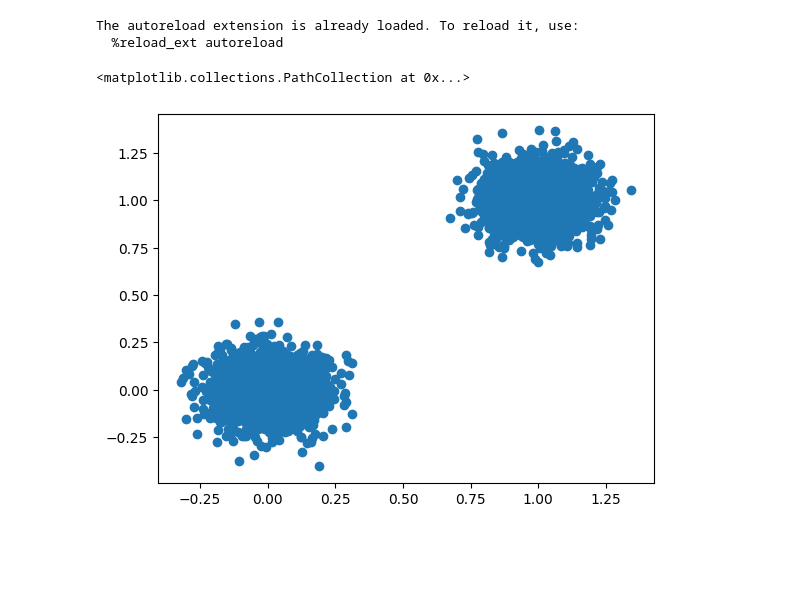
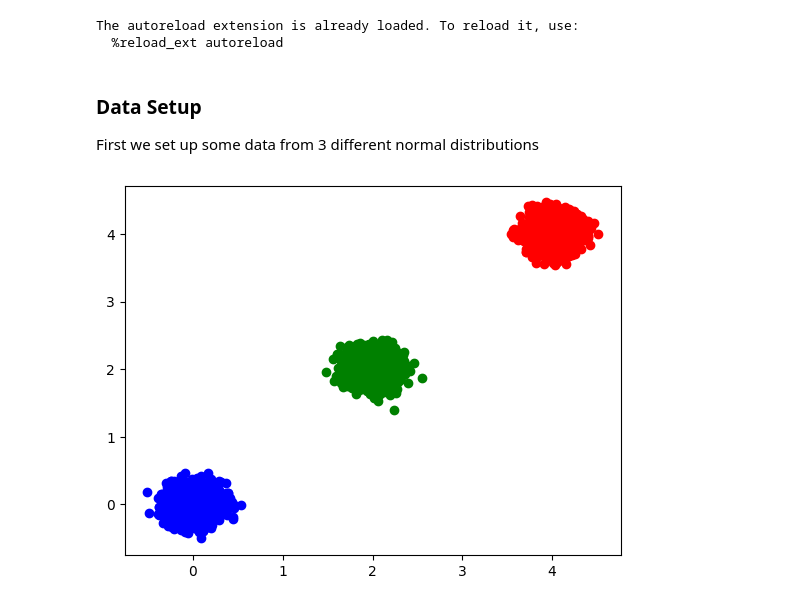
Before and after one commit to theislab/moscot_notebooks, a Jupyter notebook: examples/solvers/500_genot_linear.ipynb, the cells around one changed output. Saved outputs shown, nothing was run; the diff lists cells and outputs as text; code cells hidden in the pictures; blank space fills up the shorter version.

```diff
--- a/examples/solvers/500_genot_linear.ipynb
+++ b/examples/solvers/500_genot_linear.ipynb
@@ -9,17 +14,22 @@ import numpy as np
 # %% [output]
 The autoreload extension is already loaded. To reload it, use:
   %reload_ext autoreload
-# %%
-batches = []
-n_batches = 2
-n_obs_per_batch = 2048
-for i in range(n_batches):
-    batches += [i] * n_obs_per_batch
-adata = AnnData(
-    obsm = { 'normal': np.vstack([np.random.multivariate_normal([i, i], [[.01,0],[0,.01]], n_obs_per_batch) for i in range(n_batches)]) },
-    obs = { 'batch': batches }
-)
-plt.scatter(adata.obsm['normal'].T[0], adata.obsm['normal'].T[1])
-# %% [output]
-<matplotlib.collections.PathCollection at 0x...>
-[figure, removed]
+# %% [markdown]
+### Data Setup
+
+First we set up some data from 3 different normal distributions
+# %%
+batches = []
+n_batches = 3
+n_obs_per_batch = 2048
+for i in range(n_batches):
+    batches += [i] * n_obs_per_batch
+adata = AnnData(
+    obsm = { 'normal': np.vstack([np.random.multivariate_normal([i * 2, i * 2], [[.02,0],[0,.02]], n_obs_per_batch) for i in range(n_batches)]) },
+    obs = { 'batch': batches }
+)
+
+for i in range(n_batches):
+    plt.scatter(adata[adata.obs['batch'] == i].obsm['normal'].T[0], adata[adata.obs['batch'] == i].obsm['normal'].T[1], c=list(mcolors.BASE_COLORS.values())[i])
+# %% [output]
+[figure, added]
```
Also changed, not shown: parts of 7 cells of this notebook.
